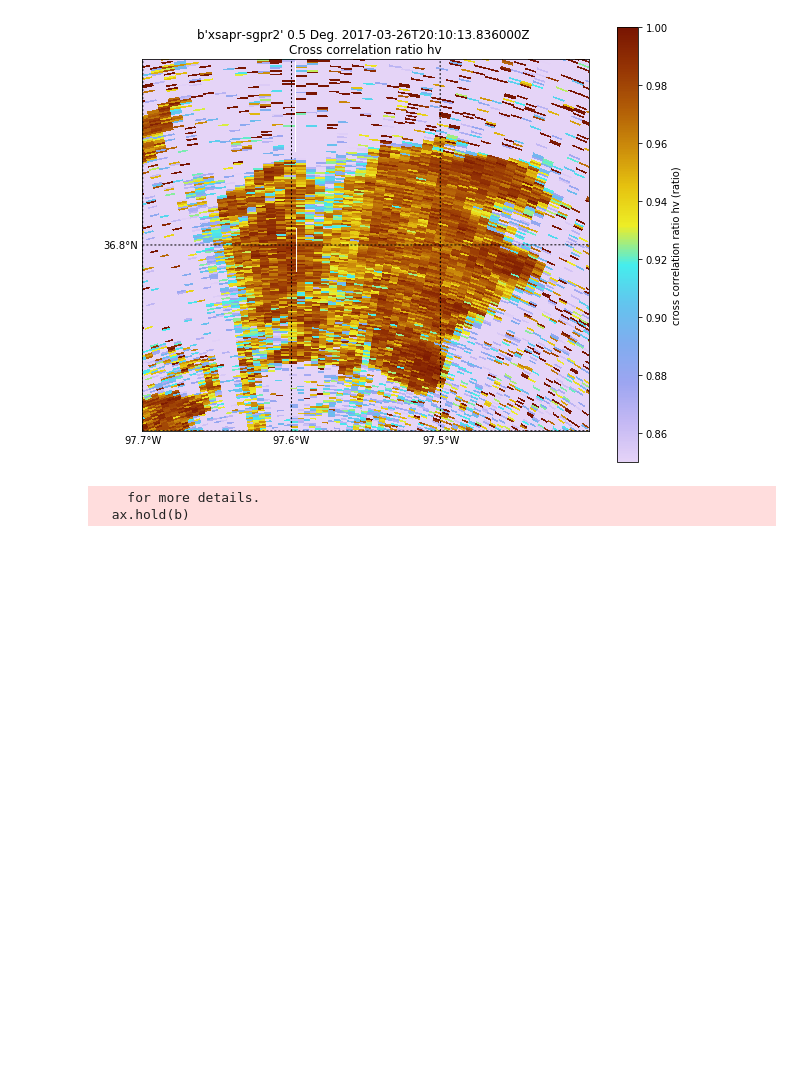
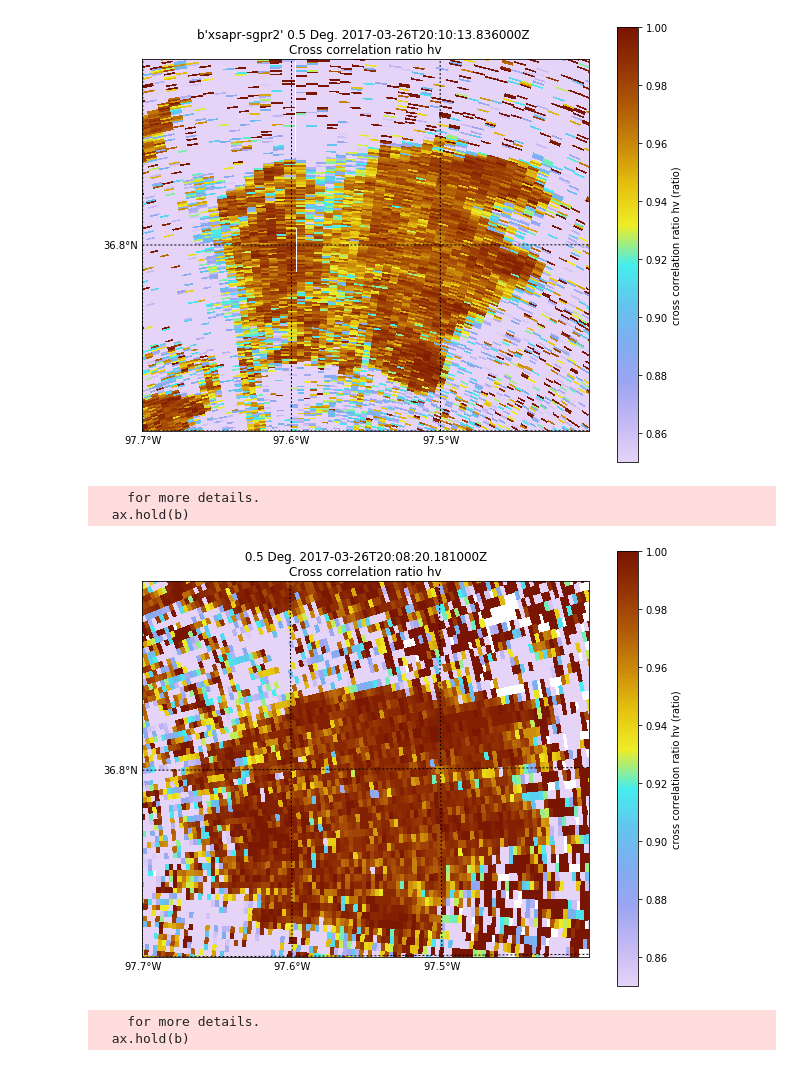
Before and after one commit to scollis/xsapr_sgp, a Jupyter notebook: notebooks/outbreak_20170326.ipynb, the cells around one changed output. Drawn from its saved outputs; the diff is of its cells as text; code cells hidden in the pictures; blank space fills up the shorter version.

```diff
--- a/notebooks/outbreak_20170326.ipynb
+++ b/notebooks/outbreak_20170326.ipynb
@@ -232,6 +235,20 @@ plt.savefig('../images/windfarm_x_rhv.png')
     for more details.
   ax.hold(b)
 [figure]
+# %%
+display = pyart.graph.RadarMapDisplay(my_radar)
+fig = plt.figure(figsize = [10,8])
+display.plot_ppi_map('cross_correlation_ratio', sweep = 0, resolution = 'c',
+                    vmin = .85, vmax = 1, mask_outside = False,
+                    cmap = pyart.graph.cm.LangRainbow12,
+                    min_lat = min_lat, min_lon = min_lon,
+                    max_lat = max_lat, max_lon = max_lon,
+                    lat_lines = lal, lon_lines = lol)
+plt.savefig('../images/windfarm_s_rhv.png')
+# %% [output]
+    for more details.
+  ax.hold(b)
+[figure, added]
 # %%
 display = pyart.graph.RadarMapDisplay(radar)
 fig = plt.figure(figsize = [10,8])
```
Also changed, not shown: parts of 7 cells of this notebook, 19 other files.
